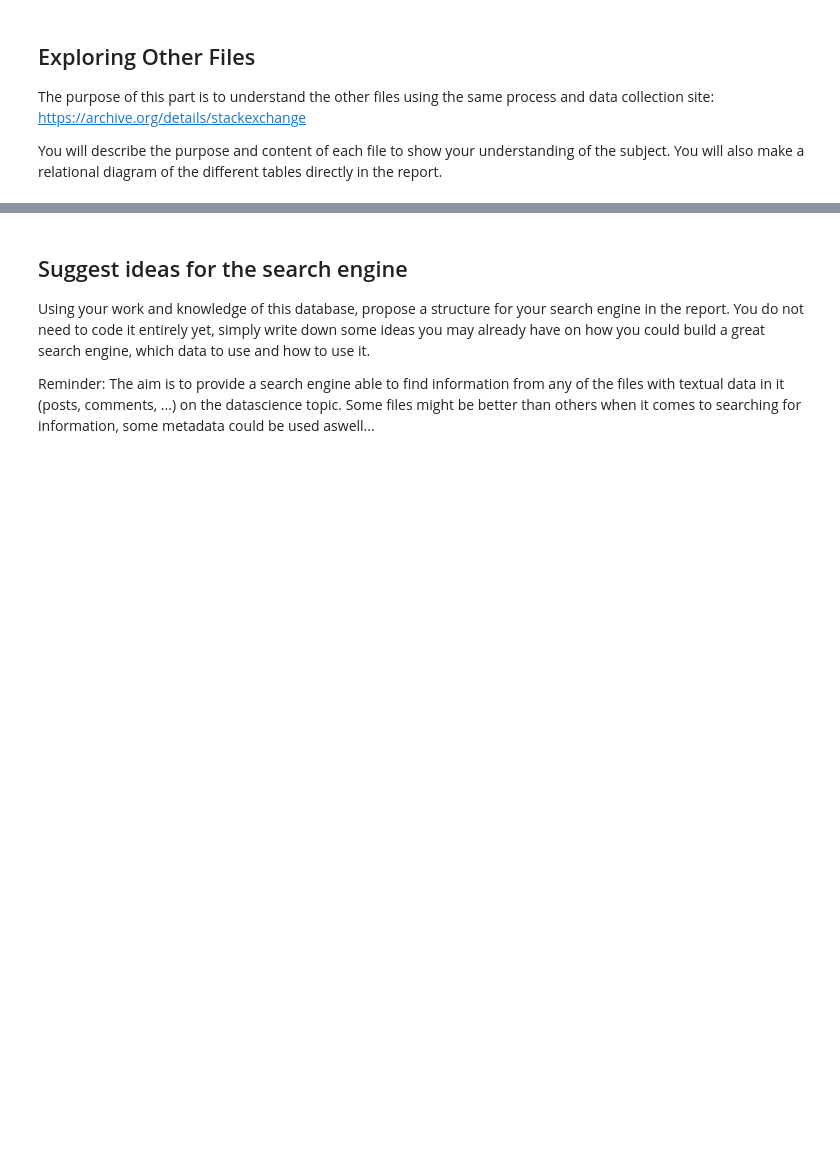
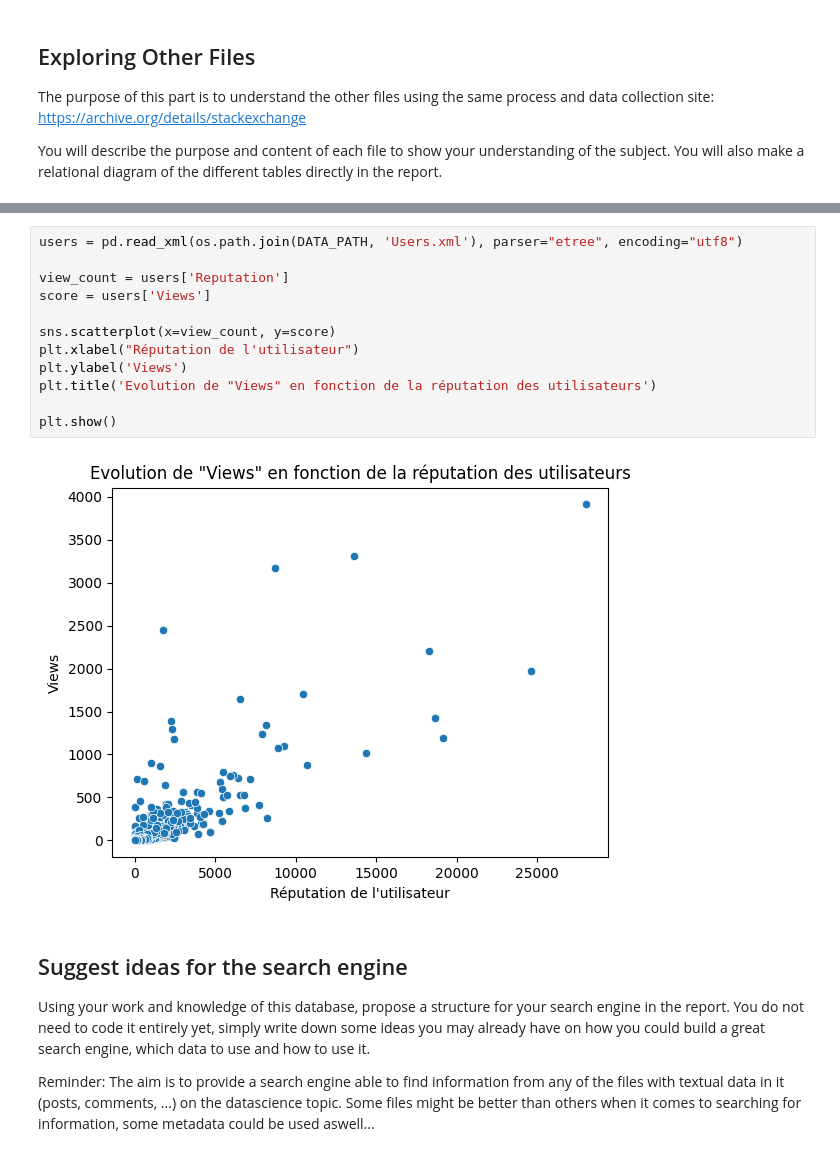
Before and after one commit to solalducloyer/EI_ST4_Groupe1, a Jupyter notebook: Day1.ipynb, the cells around one changed output, grey strips where cells are left out. Drawn from its saved outputs; the diff is of its cells as text; blank space fills up the shorter version.

```diff
--- a/Day1.ipynb
+++ b/Day1.ipynb
@@ -226,3 +436,17 @@ You will describe the purpose and content of each file to show your understandin
+# %%
+users = pd.read_xml(os.path.join(DATA_PATH, 'Users.xml'), parser="etree", encoding="utf8")
+
+view_count = users['Reputation']
+score = users['Views']
+
+sns.scatterplot(x=view_count, y=score)
+plt.xlabel("Réputation de l'utilisateur")
+plt.ylabel('Views')
+plt.title('Evolution de "Views" en fonction de la réputation des utilisateurs')
+
+plt.show()
+# %% [output]
+[figure, added]
 # %% [markdown]
 ## Suggest ideas for the search engine
 
```
Also changed, not shown: parts of 31 cells of this notebook.
